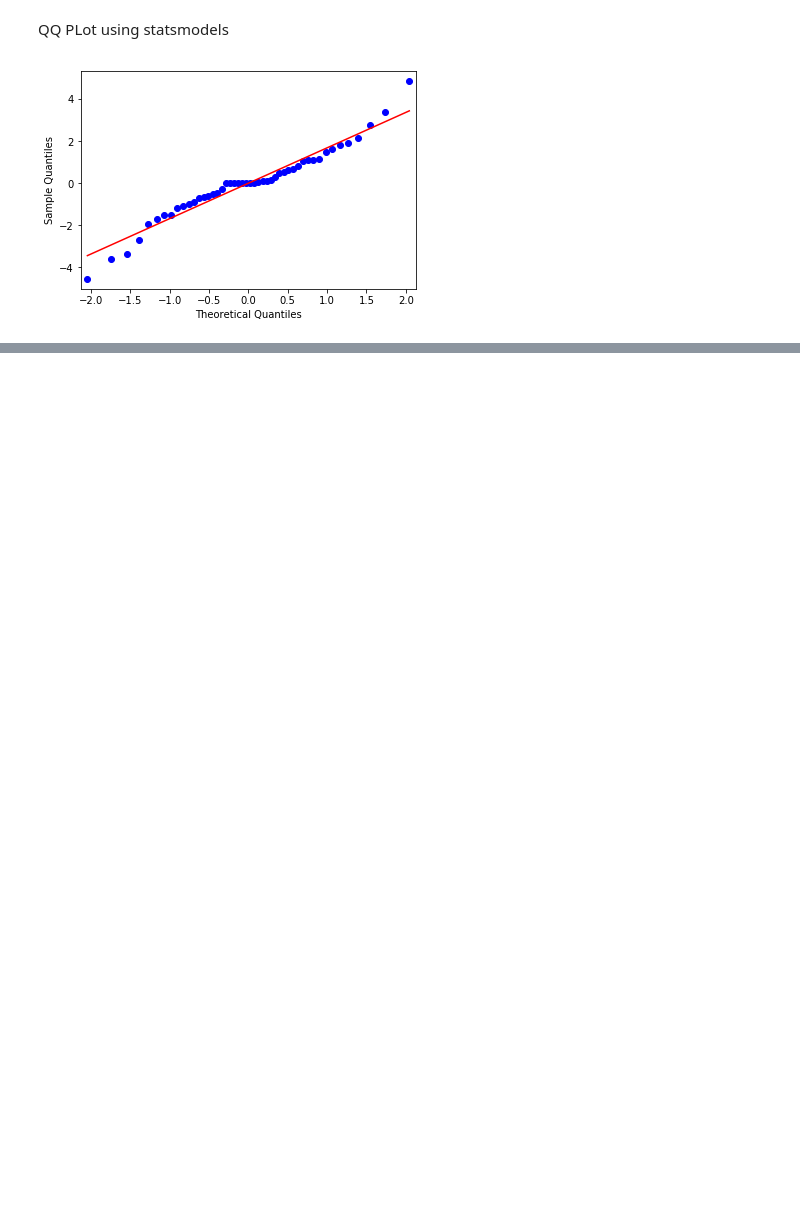
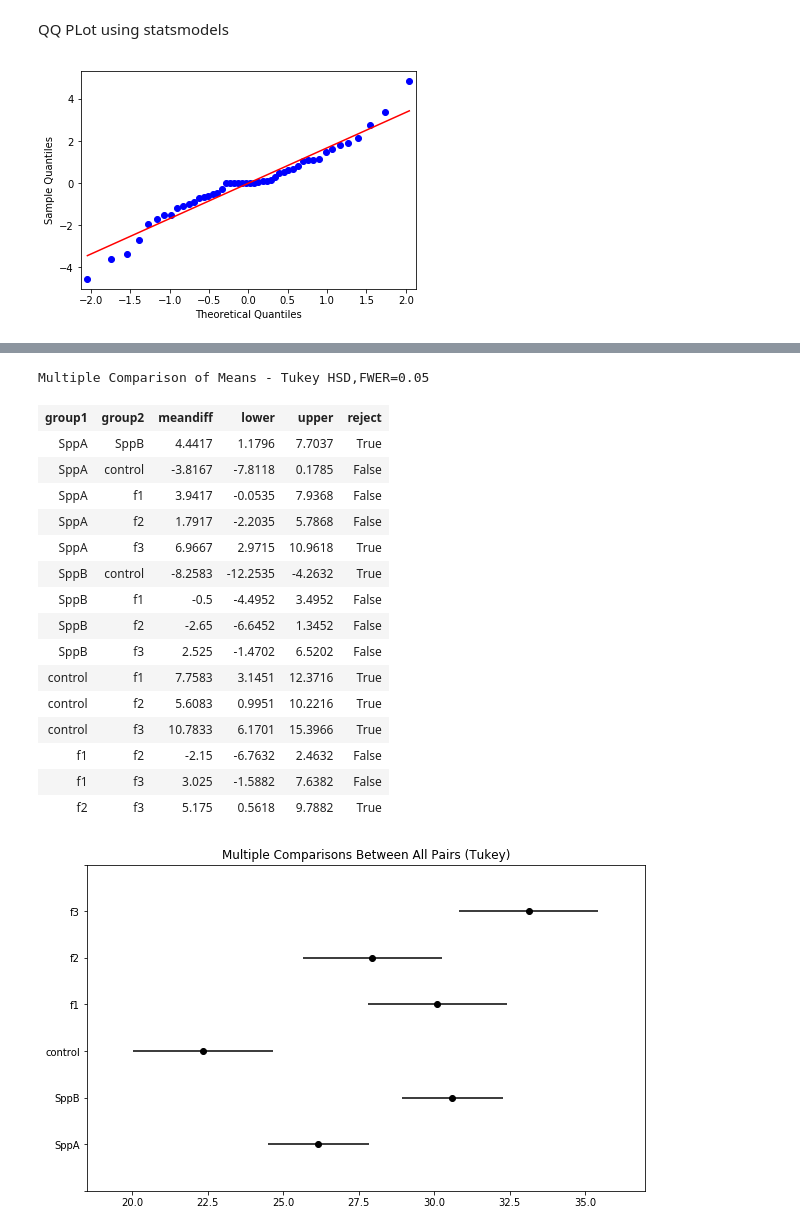
Before and after one commit to naivelogic/Machine_Learning_Notebooks, a Jupyter notebook: Data_Science/Statistical Models/Two-Factor Factorial.ipynb, the cells around one changed output, grey strips where cells are left out. Drawn from its saved outputs; the diff is of its cells as text; code cells hidden in the pictures; blank space fills up the shorter version.

```diff
--- a/Data_Science/Statistical Models/Two-Factor Factorial.ipynb
+++ b/Data_Science/Statistical Models/Two-Factor Factorial.ipynb
@@ -89,0 +78,3 @@ plt.show()
+# %%
+df_melt = pd.melt(df.reset_index(), id_vars = ['height'], value_vars=['fert', 'species'])
+df_melt.head()
@@ -89,0 +88,28 @@ plt.show()
+# %%
+tukey = pairwise_tukeyhsd(endog=df_melt['height'],     # Data
+                          groups=df_melt['value'],   # Groups
+                          alpha=0.05)          # Significance level
+
+tukey.plot_simultaneous()    # Plot group confidence intervals
+plt.vlines(x=6.7,ymin=-0.5,ymax=4.5, color="red")
+
+tukey.summary()              # See test summary
+# %% [output]
+Multiple Comparison of Means - Tukey HSD,FWER=0.05
+| group1 | group2 | meandiff | lower | upper | reject |
+| SppA | SppB | 4.4417 | 1.1796 | 7.7037 | True |
+| SppA | control | -3.8167 | -7.8118 | 0.1785 | False |
+| SppA | f1 | 3.9417 | -0.0535 | 7.9368 | False |
+| SppA | f2 | 1.7917 | -2.2035 | 5.7868 | False |
+| SppA | f3 | 6.9667 | 2.9715 | 10.9618 | True |
+| SppB | control | -8.2583 | -12.2535 | -4.2632 | True |
+| SppB | f1 | -0.5 | -4.4952 | 3.4952 | False |
+| SppB | f2 | -2.65 | -6.6452 | 1.3452 | False |
+| SppB | f3 | 2.525 | -1.4702 | 6.5202 | False |
+| control | f1 | 7.7583 | 3.1451 | 12.3716 | True |
+| control | f2 | 5.6083 | 0.9951 | 10.2216 | True |
+| control | f3 | 10.7833 | 6.1701 | 15.3966 | True |
+| f1 | f2 | -2.15 | -6.7632 | 2.4632 | False |
+| f1 | f3 | 3.025 | -1.5882 | 7.6382 | False |
+| f2 | f3 | 5.175 | 0.5618 | 9.7882 | True |
+[figure, added]
```
Also changed, not shown: parts of 12 cells of this notebook.
